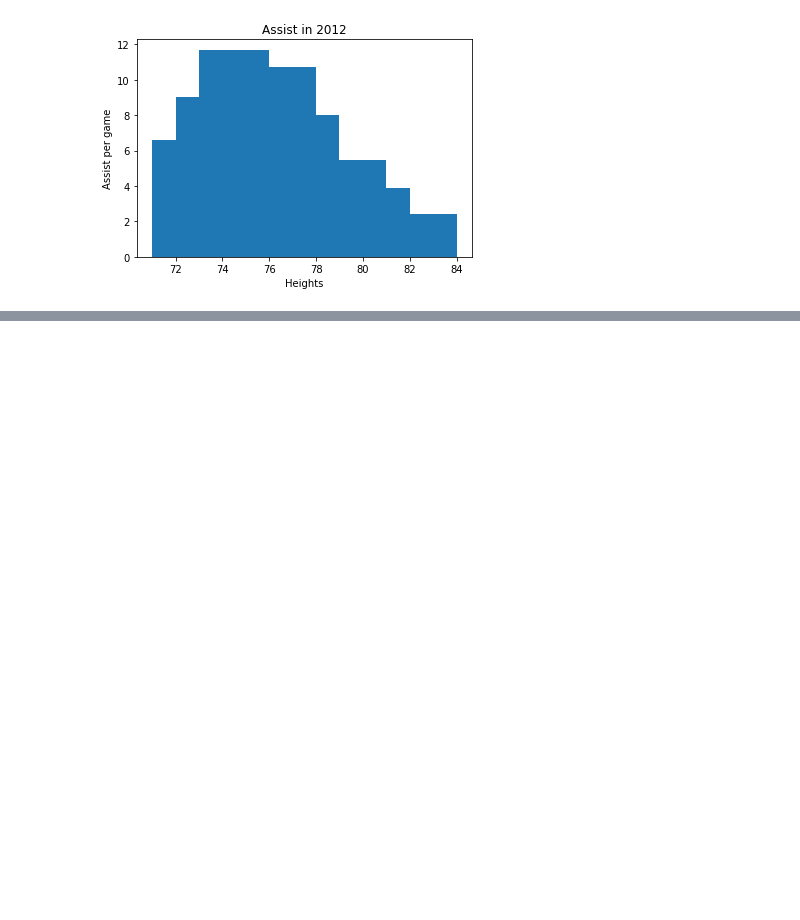
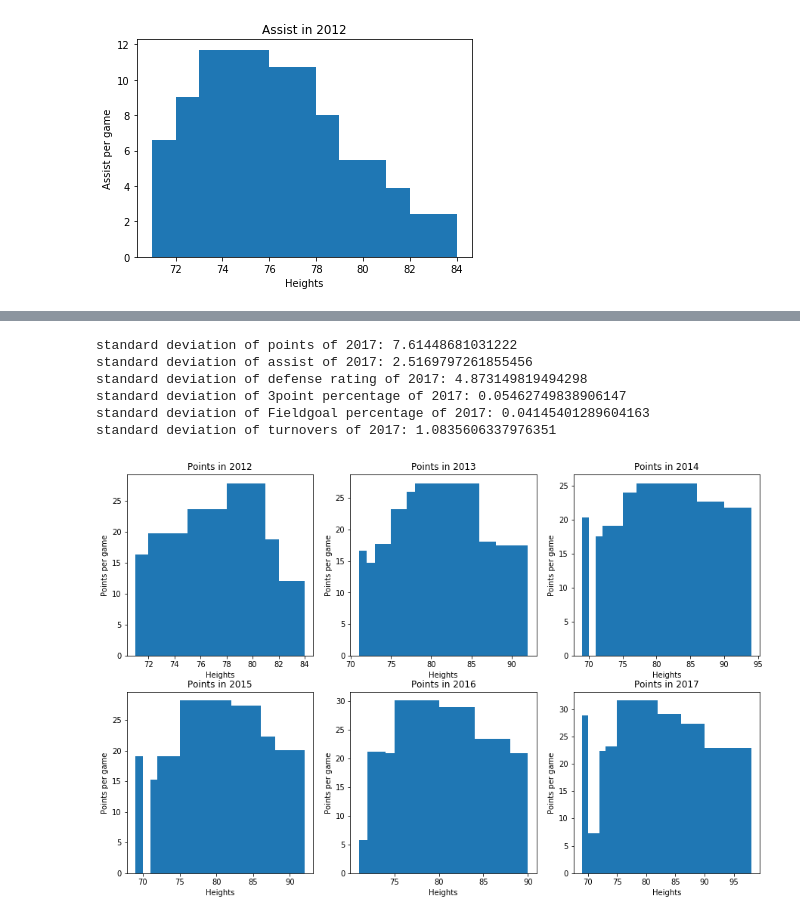
Before and after one commit to jake-garnier/COGS108Project, a Jupyter notebook: getData_anwar.ipynb, the cells around one changed output, grey strips where cells are left out. Drawn from its saved outputs; the diff is of its cells as text; code cells hidden in the pictures; blank space fills up the shorter version.

```diff
--- a/getData_anwar.ipynb
+++ b/getData_anwar.ipynb
@@ -140,3 +214,67 @@ df_2017_turnover = df_2017_sort['TOVPG']
 df_2017_3percent = df_2017_sort['3P%']
 df_2017_FGpercent = df_2017_sort['FG%']
 df_2017_assist = df_2017_sort['ASTPG']
+# %%
+print("standard deviation of points of 2017:",np.std(df_2017_points))
+print("standard deviation of assist of 2017:",np.std(df_2017_assist))
+
+print("standard deviation of defense rating of 2017:",np.std(df_2017_defense))
+
+print("standard deviation of 3point percentage of 2017:",np.std(df_2017_3percent))
+print("standard deviation of Fieldgoal percentage of 2017:",np.std(df_2017_FGpercent))
+
+print("standard deviation of turnovers of 2017:",np.std(df_2017_turnover))
+# %% [output]
+standard deviation of points of 2017: 7.61448681031222
+standard deviation of assist of 2017: 2.5169797261855456
+standard deviation of defense rating of 2017: 4.873149819494298
+standard deviation of 3point percentage of 2017: 0.05462749838906147
+standard deviation of Fieldgoal percentage of 2017: 0.04145401289604163
+standard deviation of turnovers of 2017: 1.0835606337976351
+# %%
+plt.figure(figsize = (15,15))
+
+plt.subplot(3,3,1)
+plt.title("Points in 2012")
+plt.xlabel("Heights")
+plt.ylabel("Points per game")
+plt.bar(x = df_2012_height, height = df_2012_points,width = 1, align  = 'edge')
+
+plt.subplot(3,3,2)
+plt.title("Points in 2013")
+plt.xlabel("Heights")
+plt.ylabel("Points per game")
+plt.bar(x = df_2013_height, height = df_2013_points,width = 1, align  = 'edge')
+
+
+plt.subplot(3,3,3)
+plt.title("Points in 2014")
+plt.xlabel("Heights")
+plt.ylabel("Points per game")
+plt.bar(x = df_2014_height, height = df_2014_points,width = 1, align  = 'edge')
+
+
+plt.subplot(3,3,4)
+plt.title("Points in 2015")
+plt.xlabel("Heights")
+plt.ylabel("Points per game")
+plt.bar(x = df_2015_height, height = df_2015_points,width = 1, align  = 'edge')
+
+
+plt.subplot(3,3,5)
+plt.title("Points in 2016")
+plt.xlabel("Heights")
+plt.ylabel("Points per game")
+plt.bar(x = df_2016_height, height = df_2016_points,width = 1, align  = 'edge')
+
+
+plt.subplot(3,3,6)
+plt.title("Points in 2017")
+plt.xlabel("Heights")
+plt.ylabel("Points per game")
+plt.bar(x = df_2017_height, height = df_2017_points,width = 1, align  = 'edge')
+
+
+plt.show()
+# %% [output]
+[figure, added]
```
Also changed, not shown: parts of 10 cells of this notebook.
